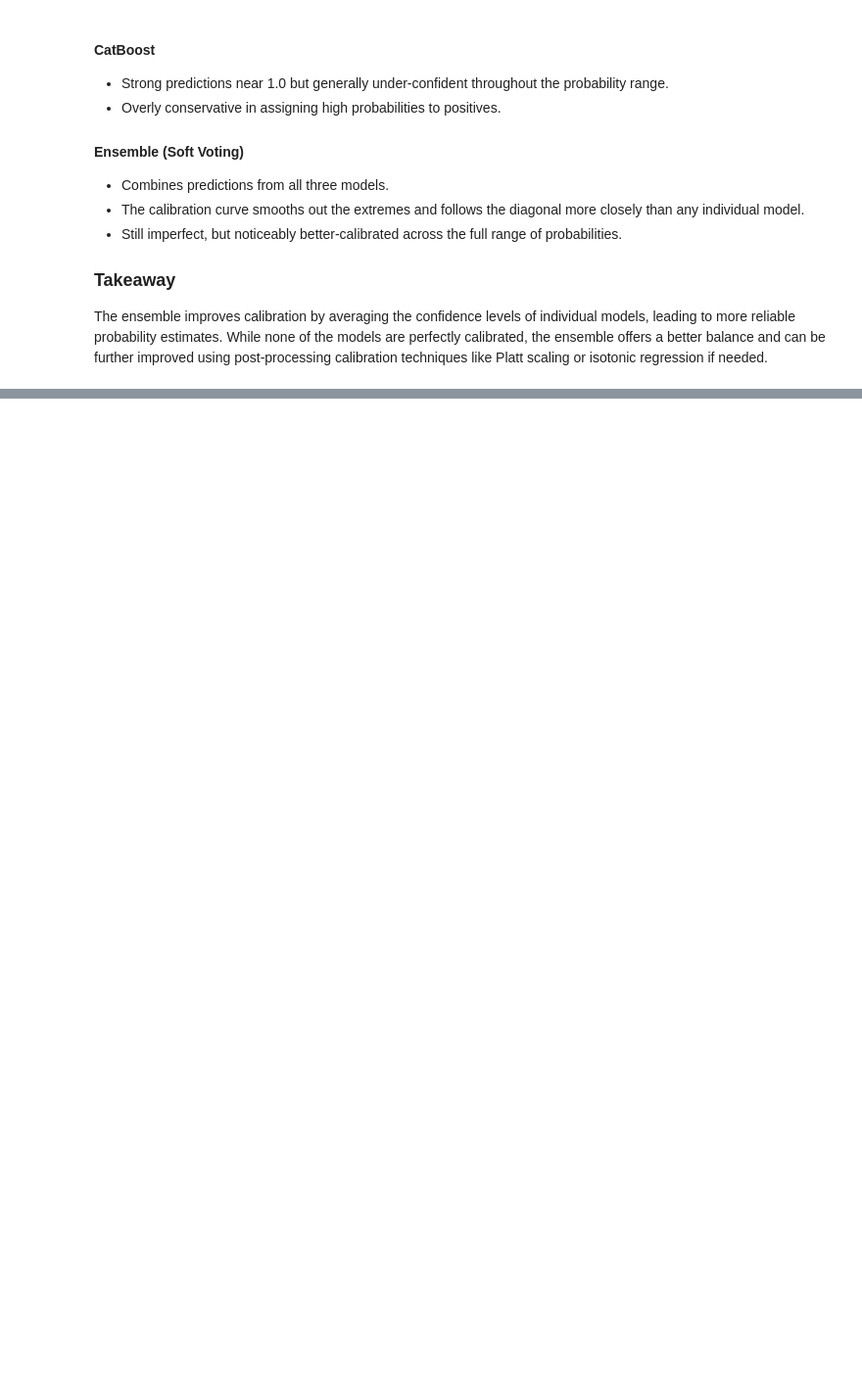
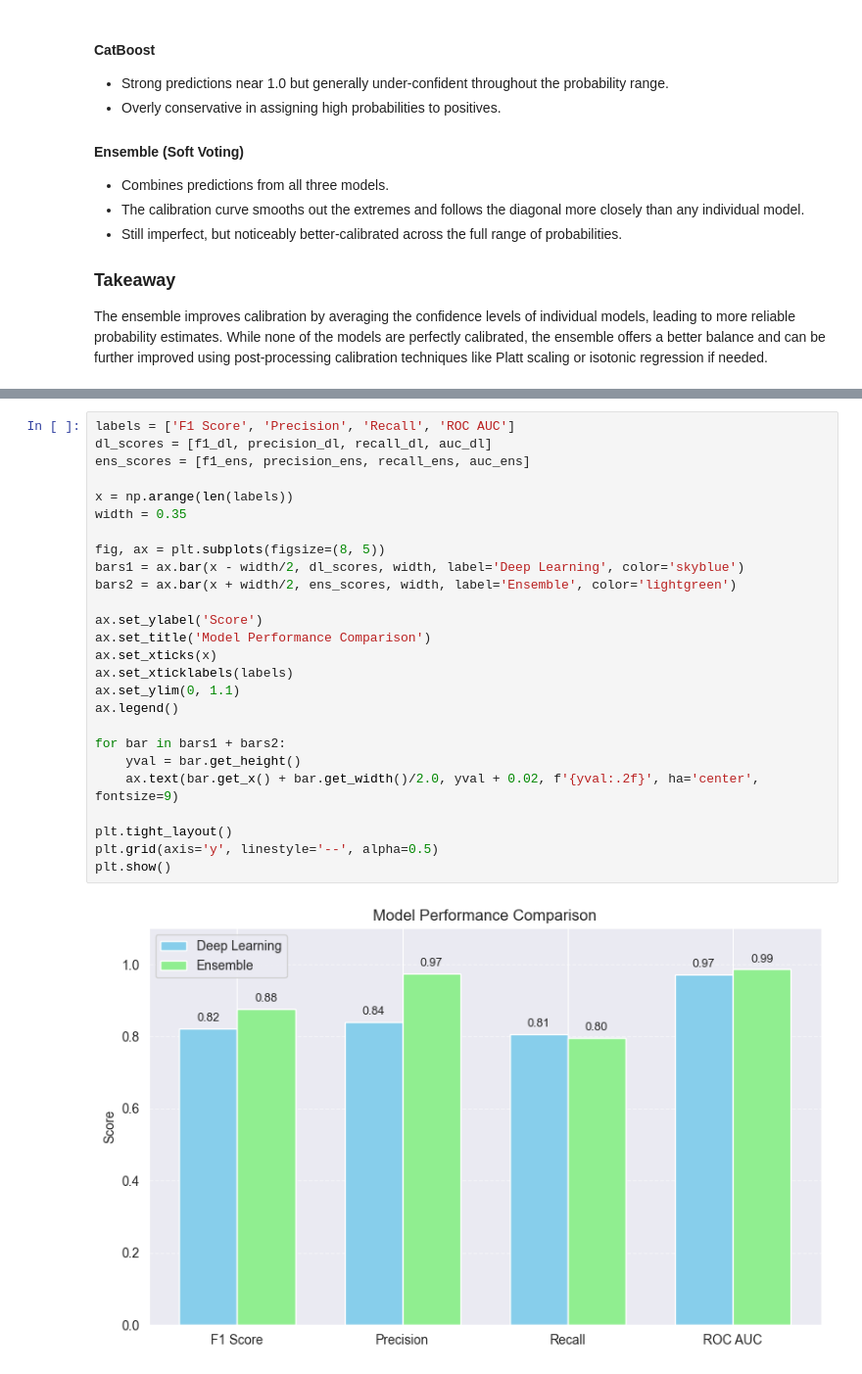
Before and after one commit to severussnape19/credit-card-fraud-detection, a Jupyter notebook: project.ipynb, the cells around one changed output, grey strips where cells are left out. Shown at 98% size. Drawn from its saved outputs; the diff is of its cells as text; blank space fills up the shorter version.

```diff
--- a/project.ipynb
+++ b/project.ipynb
@@ -837,0 +894,28 @@ The ensemble improves calibration by averaging the confidence levels of individu
+# %%
+labels = ['F1 Score', 'Precision', 'Recall', 'ROC AUC']
+dl_scores = [f1_dl, precision_dl, recall_dl, auc_dl]
+ens_scores = [f1_ens, precision_ens, recall_ens, auc_ens]
+
+x = np.arange(len(labels))
+width = 0.35
+
+fig, ax = plt.subplots(figsize=(8, 5))
+bars1 = ax.bar(x - width/2, dl_scores, width, label='Deep Learning', color='skyblue')
+bars2 = ax.bar(x + width/2, ens_scores, width, label='Ensemble', color='lightgreen')
+
+ax.set_ylabel('Score')
+ax.set_title('Model Performance Comparison')
+ax.set_xticks(x)
+ax.set_xticklabels(labels)
+ax.set_ylim(0, 1.1)
+ax.legend()
+
+for bar in bars1 + bars2:
+    yval = bar.get_height()
+    ax.text(bar.get_x() + bar.get_width()/2.0, yval + 0.02, f'{yval:.2f}', ha='center', fontsize=9)
+
+plt.tight_layout()
+plt.grid(axis='y', linestyle='--', alpha=0.5)
+plt.show()
+# %% [output]
+[figure, added]
```
Also changed, not shown: parts of 6 cells of this notebook.
